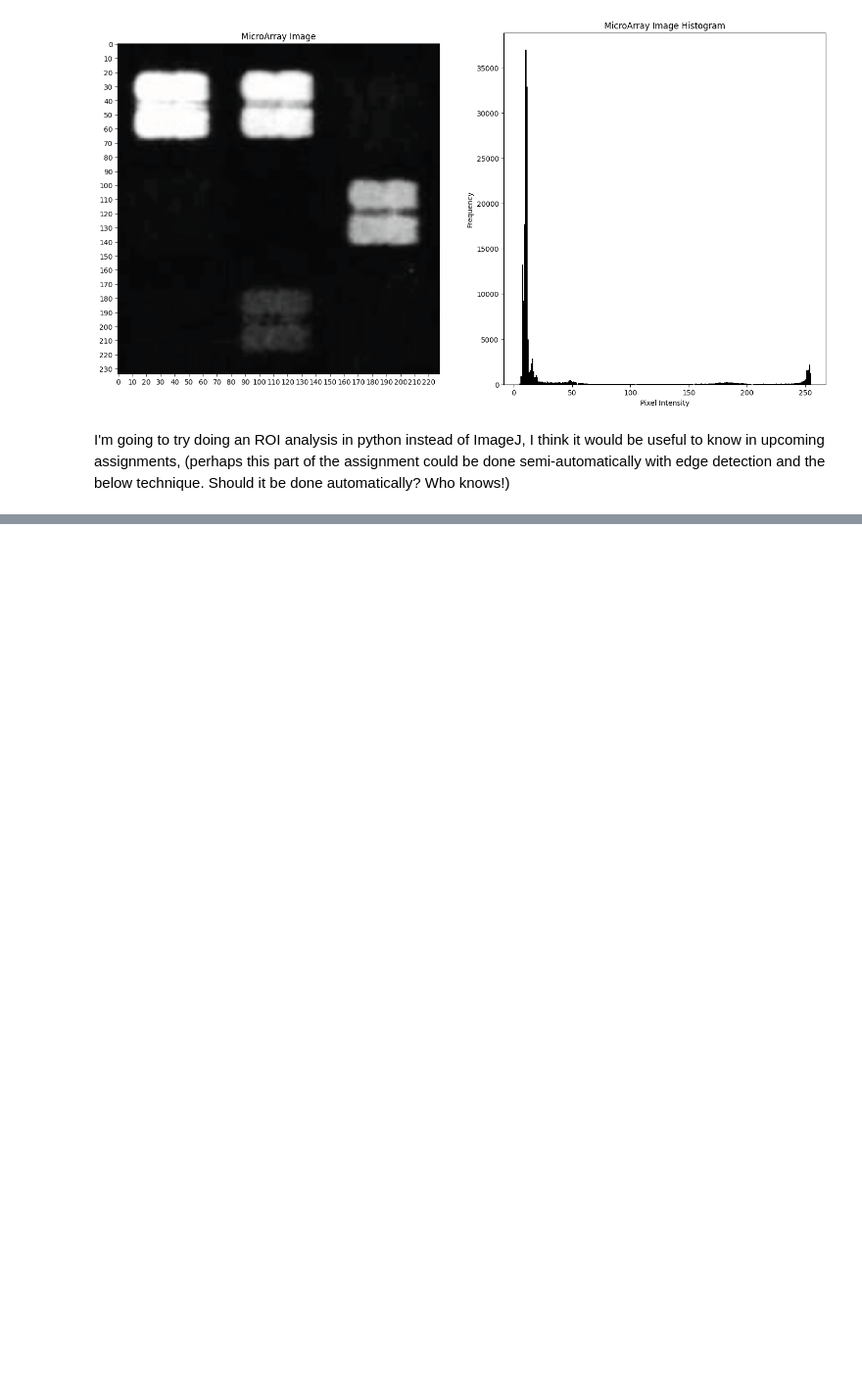
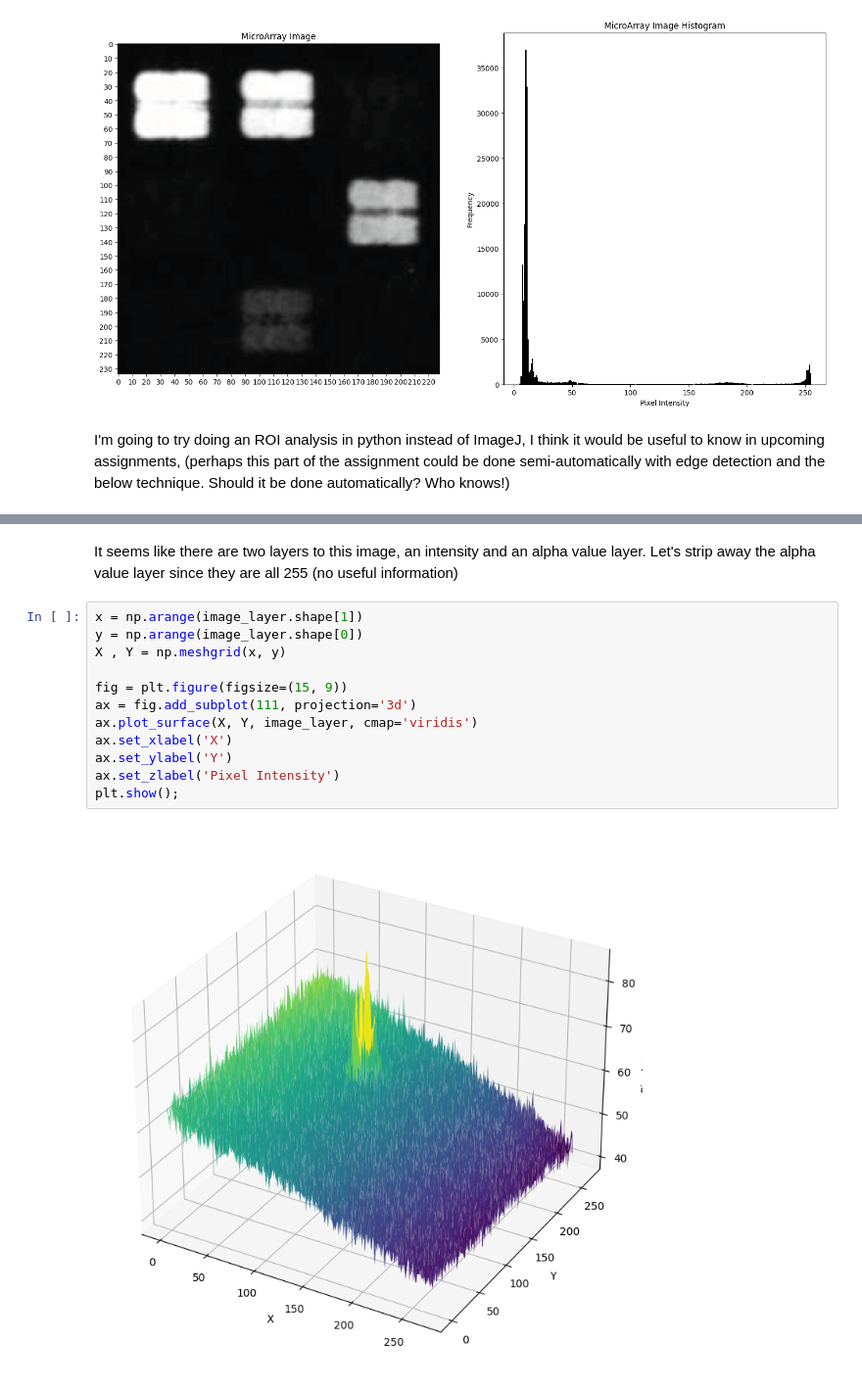
Before and after one commit to apdill/ImageAnalysis, a Jupyter notebook: HW2/510_HW2_AD.ipynb, the cells around one changed output, grey strips where cells are left out. Shown at 98% size. Drawn from its saved outputs; the diff is of its cells as text; blank space fills up the shorter version.

```diff
--- a/HW2/510_HW2_AD.ipynb
+++ b/HW2/510_HW2_AD.ipynb
@@ -200,0 +243,16 @@ Going by mean again, the protein density in field A is ~5.5X that in field D.
+# %% [markdown]
+It seems like there are two layers to this image, an intensity and an alpha value layer. Let's strip away the alpha value layer since they are all 255 (no useful information)
+# %%
+x = np.arange(image_layer.shape[1])
+y = np.arange(image_layer.shape[0])
+X , Y = np.meshgrid(x, y)
+
+fig = plt.figure(figsize=(15, 9))
+ax = fig.add_subplot(111, projection='3d')
+ax.plot_surface(X, Y, image_layer, cmap='viridis')
+ax.set_xlabel('X')
+ax.set_ylabel('Y')
+ax.set_zlabel('Pixel Intensity')
+plt.show();
+# %% [output]
+[figure, added]
```
Also changed, not shown: parts of 25 cells of this notebook, 2 other files.
